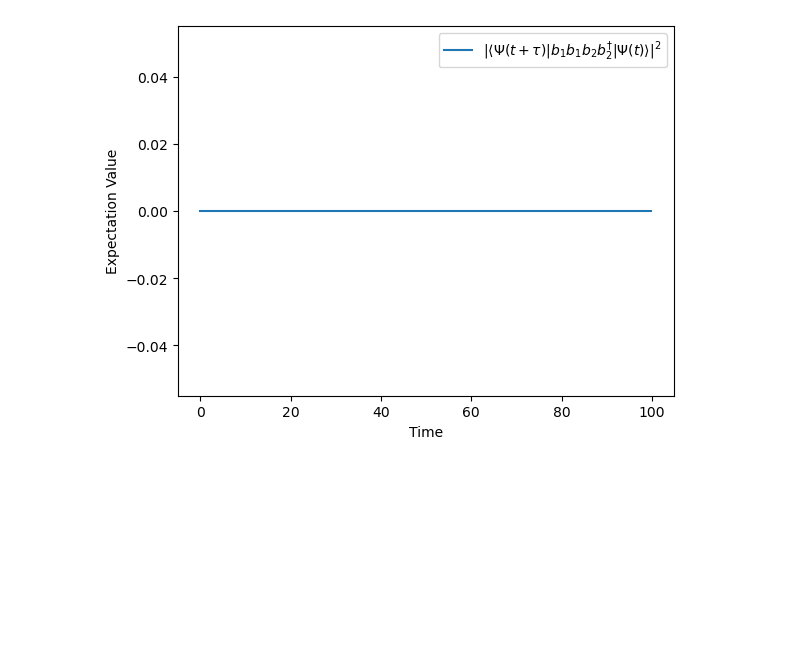
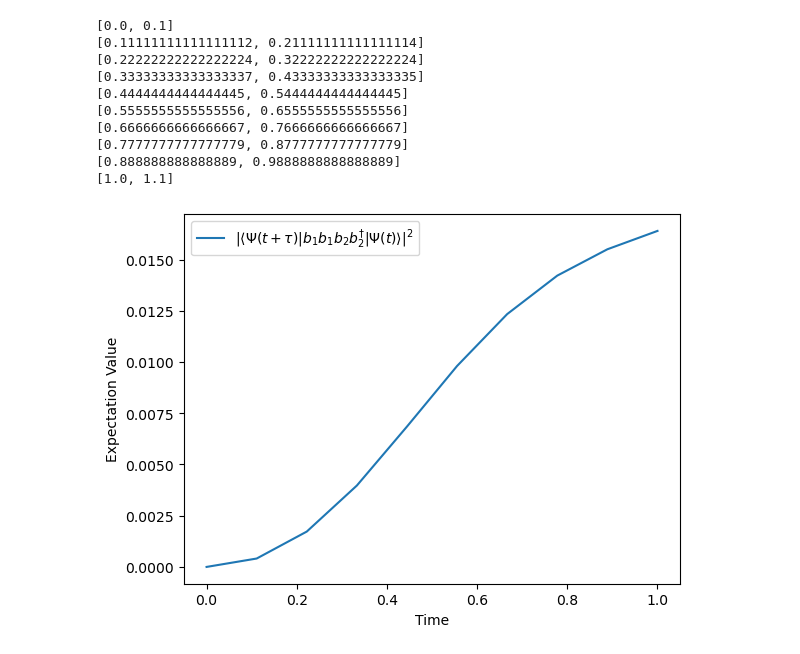
Before and after one commit to Gshilong/shilong, a Jupyter notebook: 代码CHO/3-1.ipynb, the cells around one changed output. Saved outputs shown, nothing was run; the diff lists cells and outputs as text; code cells hidden in the pictures; blank space fills up the shorter version.

```diff
--- a/代码CHO/3-1.ipynb
+++ b/代码CHO/3-1.ipynb
@@ -7,47 +7,59 @@ N = 10  # Fock空间维度
 b1 = tensor(destroy(N), qeye(N))
 b2 = tensor(qeye(N), destroy(N))
 omega = 1.0
-g_0 = 1.0
+g_0 = 0.1
 
 # 定义系统的哈密顿量 H 和观测量 Q
 H0 = omega * (b1.dag() * b1 + b2.dag() * b2 + 1)
 H1 = g_0/(omega**2) * ((b1.dag() + b1)**2) * ((b2.dag() + b2)**2)
 H = H0 + H1  # 哈密顿量
 Q1 = b1 * b1 * b2 * b2.dag()
 Q2 = b1 * b1 * b2.dag() * b2
 Q3 = b1 * b1.dag() * b2 * b2
 Q4 = b1.dag() * b1 * b2 * b2
 
 psi0_1 = tensor(basis(N, 0), basis(N, 0))
 
 # 定义时间范围和时间间隔
-# t_list1 = np.linspace(0, 1000, 10**4) # 时间范围
-t_list1 = []
+t_list1 = np.linspace(0, 10, 10) # 时间范围
 tau1 = 0.1  # 时间间隔
 
 # 计算随时间演化的期望值
 expectation_values1 = []
 possibility1 = []
 
-for t1 in range(1000):
+for t1 in t_list1:
     t1_1 = t1 * tau1
-    t_list1.append(t1_1)
     times1 = [t1_1,t1_1+tau1]
+    print(times1)
     result = sesolve(H, psi0_1, times1, [])
-    Psi_t1_plus_tau1 = result.states[1]
-    Psi_t1 = result.states[0]
-    # print(Psi_t1,Psi_t1_plus_tau1)
-    expectation_value1 = Psi_t1_plus_tau1.dag() * Q1 * Psi_t1
+    Psi_t_plus_tau1 = result.states[1]
+    Psi_t = result.states[0]
+    # print(Psi_t_plus_tau1)
+    # expectation_value1 = expect(Q1, Psi_t_plus_tau1)
+    expectation_value1 = Psi_t_plus_tau1.dag()*Q1*Psi_t
+    # expectation_values1.append(expectation_value1)
     possibility1.append(np.vdot(expectation_value1,expectation_value1))
+    psi0_1 = Psi_t_plus_tau1
 
 # 绘制结果
-plt.plot(t_list1, possibility1, label=r'$|\langle Ψ(t+\tau) | b_1b_1b_2b_2^{\dagger} | Ψ(t) \rangle|^2$')
+plt.plot(t_list1*tau1, possibility1, label=r'$|\langle Ψ(t+\tau) | b_1b_1b_2b_2^{\dagger} | Ψ(t) \rangle|^2$')
 plt.xlabel('Time')
 plt.ylabel('Expectation Value')
 plt.legend()
 plt.show()
 # %% [output]
+[0.0, 0.1]
+[0.11111111111111112, 0.21111111111111114]
+[0.22222222222222224, 0.32222222222222224]
+[0.33333333333333337, 0.43333333333333335]
+[0.4444444444444445, 0.5444444444444445]
+[0.5555555555555556, 0.6555555555555556]
+[0.6666666666666667, 0.7666666666666667]
+[0.7777777777777779, 0.8777777777777779]
+[0.888888888888889, 0.9888888888888889]
+[1.0, 1.1]
-[figure, old version]
+[figure, new version]
 # %%
 # # 定义时间范围和时间间隔
 # t_list2 = np.linspace(0, 1000, 10**4) # 时间范围
```
Also changed, not shown: parts of 3 cells of this notebook, 1 other file.
